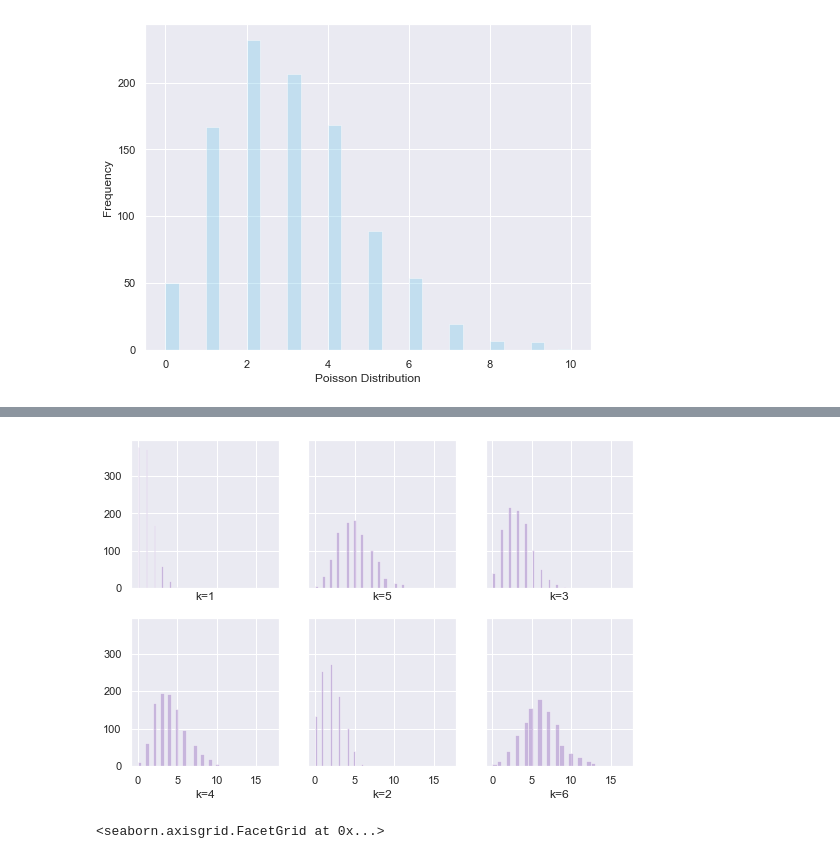
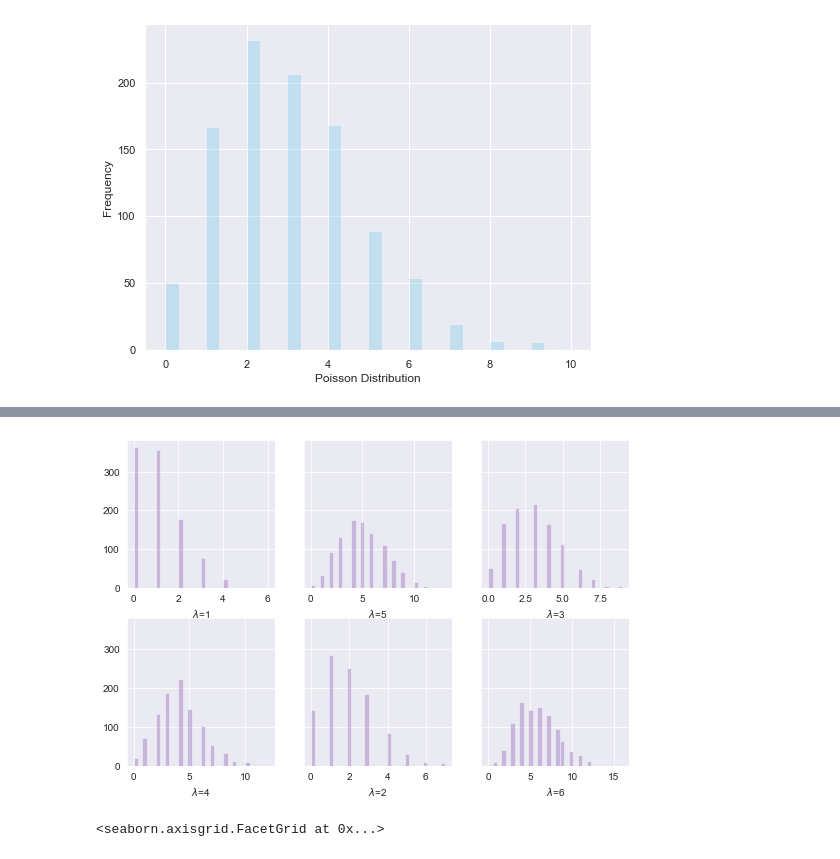
Before and after one commit to oceanumeric/python-probability, a Jupyter notebook: useful_distributions.ipynb, the cells around one changed output, grey strips where cells are left out. Drawn from its saved outputs; the diff is of its cells as text; code cells hidden in the pictures.

```diff
--- a/useful_distributions.ipynb
+++ b/useful_distributions.ipynb
@@ -81,10 +75,10 @@ print(poisson.pmf(2, 1))
 # %%
-fg, axes = plt.subplots(2, 3, sharex=True, sharey=True, figsize=(9, 6))
+fg, axes = plt.subplots(2, 3, sharey=True, figsize=(9, 6))
 for i in range(1, 7):
     sns.distplot(poisson.rvs(mu=i, size=1000), kde=False, bins=30, ax=axes[(i-1)%2, (i-1)%3], color='#9467BD')
-    axes[(i-1)%2, (i-1)%3].set(xlabel=f'k={i}')
+    axes[(i-1)%2, (i-1)%3].set(xlabel=f'$\lambda$={i}')
 # %% [output]
-[figure, old version]
+[figure, new version]
 # %%
 # normal distribution
 # frequency with kenerl density estimate (kde=True)
```
Also changed, not shown: parts of 1 cell of this notebook, 1 other file.
